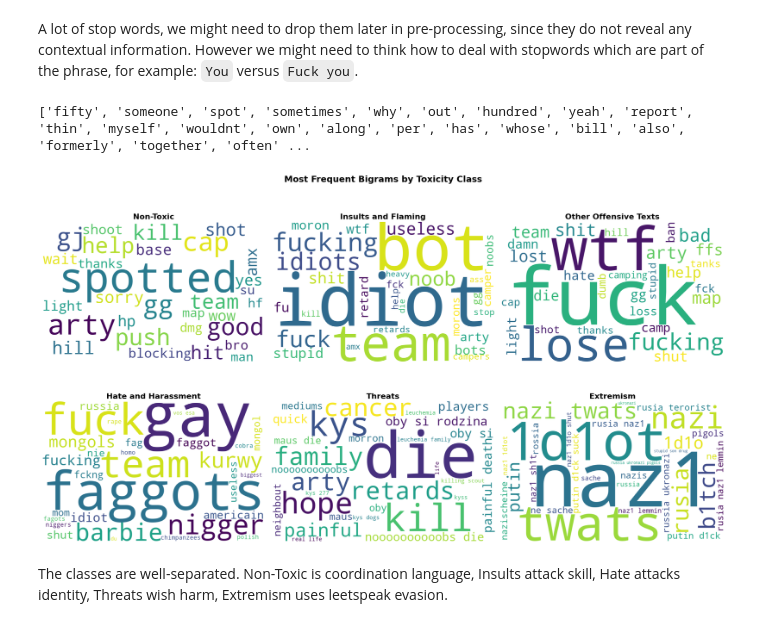
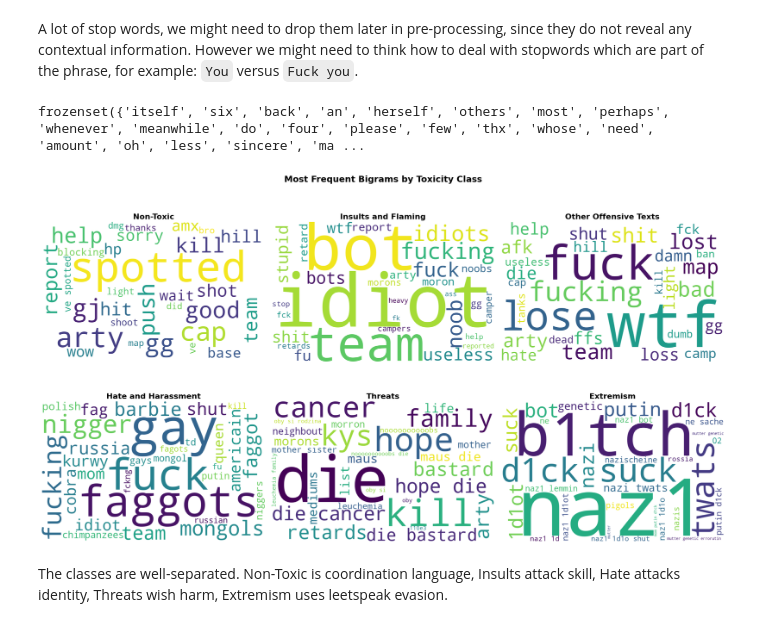
Before and after one commit to paolacalle/gaming-toxicity-detection, a Jupyter notebook: notebooks/gaming/EDA_gaming.ipynb, the cells around one changed output. Cells and saved outputs as stored; diff of their text form; code cells hidden in the pictures.

```diff
--- a/notebooks/gaming/EDA_gaming.ipynb
+++ b/notebooks/gaming/EDA_gaming.ipynb
@@ -325,13 +335,13 @@ Messages with HTML entities: 136
 # %%
 # drop #ERROR! rows
-wot_english = wot_english[~wot_english["message"].str.contains(r"#ERROR!", regex=False, na=False)].reset_index(drop=True)
+wot = wot[~wot["message"].str.contains(r"#ERROR!", regex=False, na=False)].reset_index(drop=True)
 
 # decode HTML entities inline
-wot_english["message"] = wot_english["message"].apply(html_lib.unescape)
+wot["message"] = wot["message"].apply(html_lib.unescape)
 
-print(f"Shape after artifact removal: {wot_english.shape}")
+print(f"Shape after artifact removal: {wot.shape}")
 # HTML entities
-html_mask = wot_english["message"].str.contains(r"&\w+;", regex=True, na=False)
+html_mask = wot["message"].str.contains(r"&\w+;", regex=True, na=False)
 print(f"Messages with HTML entities: {html_mask.sum()}")
-wot_english[html_mask][["message", "label"]].head(10)
+wot[html_mask][["message", "label"]].head(10)
 # %% [output]
@@ -362,12 +372,12 @@ wot_english.loc[[21, 119, 270, 353, 420, 1136,
 # splitting the dataset
 
 # features and target
-X = wot_english["message"]
-y = wot_english["label"]
+X = wot["message"]
+y = wot["label"]
 
-# First split: 20% for final testing, 80% remains for training/validation
+# First split: 10% for final testing, 90% remains for training/validation
 X_train, X_val, y_train, y_val = train_test_split(
-    X, y, test_size=0.20, random_state=7524, shuffle = True, stratify= y)
+    X, y, test_size=0.10, random_state=7524, shuffle = True, stratify= y)
 
 # datasets
 # train
@@ -597,9 +607,9 @@ EXTRA = {
 
     # cross-class neutral bleed
     "just", "like", "time", "come", "win", "need",
-    "xd", "guys", "lol", "omg", "thx", "afk", "rng",
-    "play", "game", "tank", "report", "spot",
-    "today", "people", "kids", "nice", "sry", "team"
+    "xd", "guys", "lol", "omg", "thx", "rng",
+    "play", "game", "tank", "spot",
+    "today", "people", "kids", "nice", "sry",
 
     # more fillers
     "yes", "gl", "try", "let", "stay", "got", "left", "line",
@@ -608,10 +618,10 @@ EXTRA = {
 }
 
 # append with sklearn dictionary
-STOPWORDS = list(ENGLISH_STOP_WORDS.union(EXTRA))
+STOPWORDS = ENGLISH_STOP_WORDS.union(EXTRA)  # frozenset, O(1) lookup
 print(STOPWORDS)
 # %% [output]
-['fifty', 'someone', 'spot', 'sometimes', 'why', 'out', 'hundred', 'yeah', 'report', 'thin', 'myself', 'wouldnt', 'own', 'along', 'per', 'has', 'whose', 'bill', 'also', 'formerly', 'together', 'often' ...
+frozenset({'itself', 'six', 'back', 'an', 'herself', 'others', 'most', 'perhaps', 'whenever', 'meanwhile', 'do', 'four', 'please', 'few', 'thx', 'whose', 'need', 'amount', 'oh', 'less', 'sincere', 'ma ...
 # %%
 # class map
 class_map = {
@@ -640,7 +650,7 @@ for i, cls in enumerate(sorted(train_df["label"].unique())):
         # lowercase
         lowercase = True,
         # stop words
-        stop_words = STOPWORDS,
+        stop_words = list(STOPWORDS),
         max_df = 0.90,
         # ngram range
         ngram_range= (1, 3))
@@ -655,33 +665,33 @@ for i, cls in enumerate(sorted(train_df["label"].unique())):
     bigram_freq_train = pd.DataFrame({
         "bigram": bigram_names,
         "count": bigram_counts
     }).sort_values(by="count", ascending=False).head(30)
 
 
     if len(bigram_freq_train) > 0:
         bigram_dict = dict(zip(bigram_freq_train["bigram"],
                                 bigram_freq_train["count"]))
 
         # worcloud
         wordcloud = WordCloud(
             width=800,
             height=500,
             background_color="white"
         ).generate_from_frequencies(bigram_dict)
 
         axes[i].imshow(wordcloud, interpolation="bilinear")
         axes[i].axis("off")
         axes[i].set_title(class_map[cls], fontweight="bold", fontsize=16)
     else:
         axes[i].text(0.5, 0.5, "No bigrams found", ha="center", va="center", fontsize=12)
         axes[i].axis("off")
         axes[i].set_title(class_map[cls], fontweight="bold", fontsize=16)
 
 # design
 plt.suptitle("Most Frequent Bigrams by Toxicity Class", fontsize=18, fontweight="bold")
 plt.tight_layout()
 plt.show()
 # %% [output]
-[figure, old version]
+[figure, new version]
 # %% [markdown]
 The classes are well-separated. Non-Toxic is coordination language, Insults attack skill, Hate attacks identity, Threats wish harm, Extremism uses leetspeak evasion.
```
Also changed, not shown: parts of 58 cells of this notebook, 7 other files.
